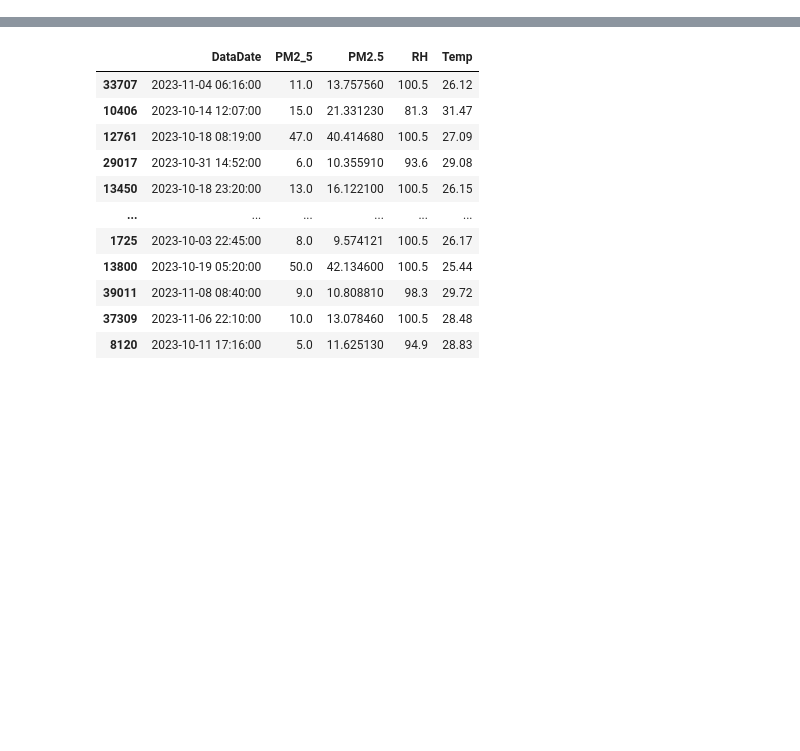
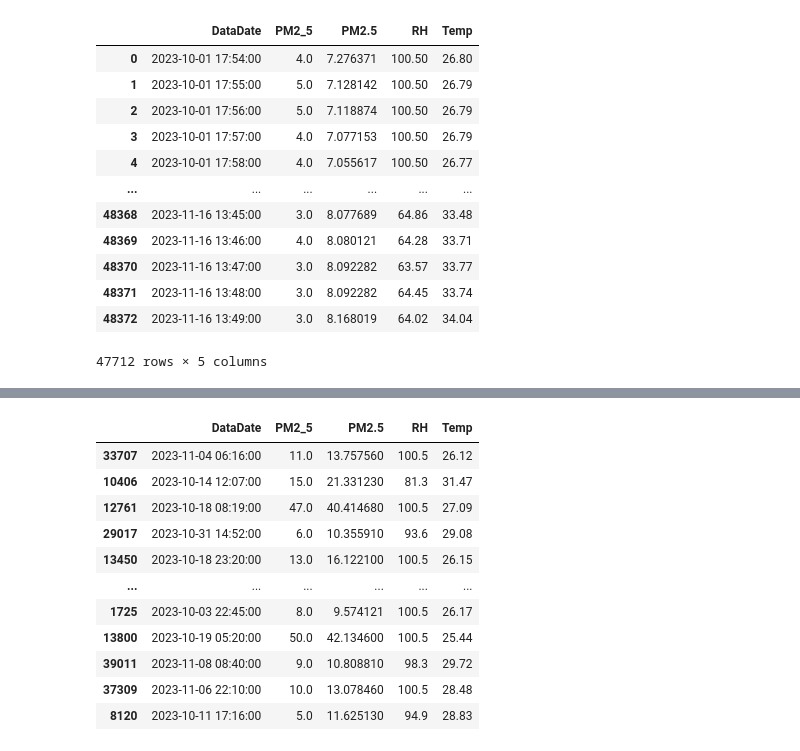
Before and after one commit to moadams847/Air_Sensor_ML_Calibration_Setup, a Jupyter notebook: notebook/model_training.ipynb, the cells around one changed output, grey strips where cells are left out. Saved outputs shown, nothing was run; the diff lists cells and outputs as text; code cells hidden in the pictures; blank space fills up the shorter version.

```diff
--- a/notebook/model_training.ipynb
+++ b/notebook/model_training.ipynb
@@ -34,0 +44,18 @@ merge_csv.head()
+# %%
+file_path = 'data/Teledyne_vs_sensor_data_ENE00933.csv'
+merge_csv_two = load_and_process_data(file_path)
+merge_csv_two
+# %% [output]
+|  | DataDate | PM2_5 | PM2.5 | RH | Temp |
+| 0 | 2023-10-01 17:54:00 | 4.0 | 7.276371 | 100.50 | 26.80 |
+| 1 | 2023-10-01 17:55:00 | 5.0 | 7.128142 | 100.50 | 26.79 |
+| 2 | 2023-10-01 17:56:00 | 5.0 | 7.118874 | 100.50 | 26.79 |
+| 3 | 2023-10-01 17:57:00 | 4.0 | 7.077153 | 100.50 | 26.79 |
+| 4 | 2023-10-01 17:58:00 | 4.0 | 7.055617 | 100.50 | 26.77 |
+| ... | ... | ... | ... | ... | ... |
+| 48368 | 2023-11-16 13:45:00 | 3.0 | 8.077689 | 64.86 | 33.48 |
+| 48369 | 2023-11-16 13:46:00 | 4.0 | 8.080121 | 64.28 | 33.71 |
+| 48370 | 2023-11-16 13:47:00 | 3.0 | 8.092282 | 63.57 | 33.77 |
+| 48371 | 2023-11-16 13:48:00 | 3.0 | 8.092282 | 64.45 | 33.74 |
+| 48372 | 2023-11-16 13:49:00 | 3.0 | 8.168019 | 64.02 | 34.04 |
+47712 rows × 5 columns
```
Also changed, not shown: parts of 29 cells of this notebook, 9 other files.
